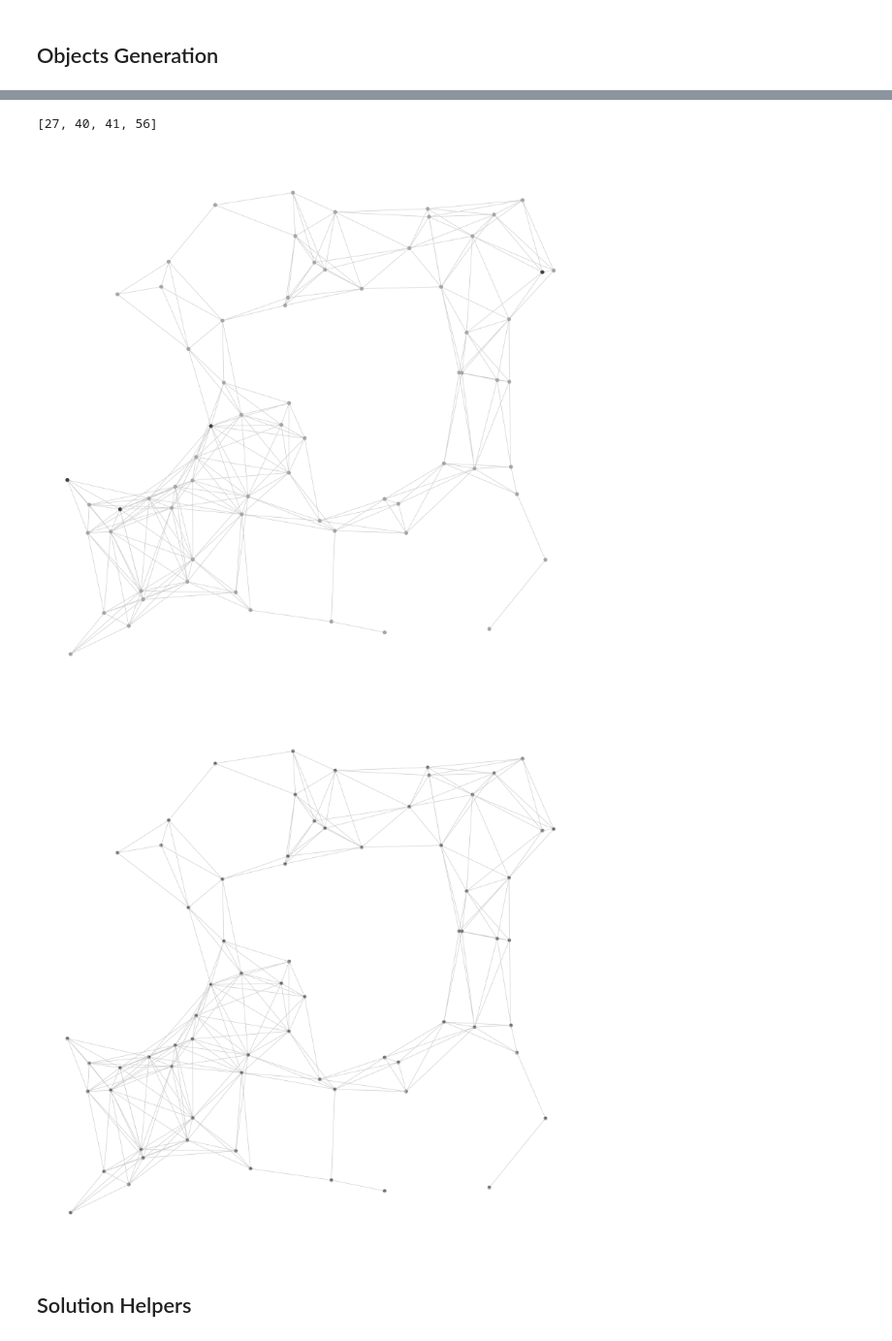
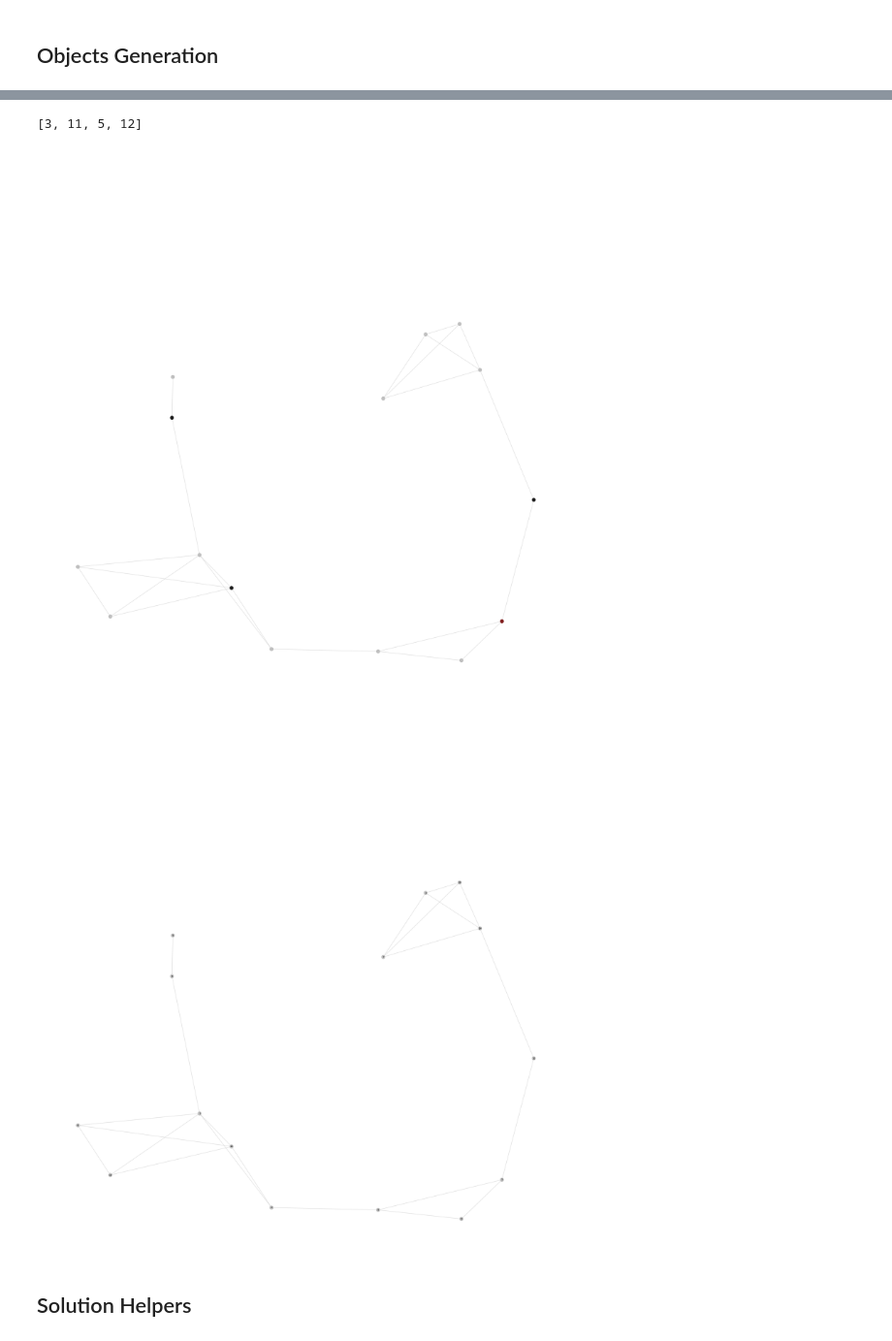
Before and after one commit to WhiteZh/GraphAndMap, a Jupyter notebook: The Train Problem.ipynb, the cells around one changed output, grey strips where cells are left out. Shown: that part at 97% size. Saved outputs shown, nothing was run; the diff lists cells and outputs as text; code cells hidden in the pictures.

Commit message:
Updated `show_graph`

```diff
--- a/The Train Problem.ipynb
+++ b/The Train Problem.ipynb
@@ -53,18 +53,25 @@ def show_graph_beautiful(G, size: int = 20):
     plt.show()
 # %%
 # define graph representation function
-def show_graph(G: nx.Graph, with_weight = False, with_name = False, size: int = 20, highlight_nodes: list = [], highlight_edges: list[tuple[int]] = []):
+def show_graph(G: nx.Graph, with_weight = False, with_name = False, size: int = 20,
+               highlight_nodes: list[tuple[list[int], tuple[float, float, float, float]]] = None,
+               highlight_edges: list[tuple[list[tuple[int, int]], tuple[float, float, float, float]]] = None):
+    highlight_nodes = highlight_nodes or {}
+    highlight_edges = highlight_edges or {}
+
     pos = nx.get_node_attributes(G, "pos")
     plt.figure(figsize=(size, size))
     edge_color = []
     for each in G.edges:
-        if each in highlight_edges or (each[1], each[0]) in highlight_edges:
-            edge_color.append((.25, .25, .25, .6))
-        else:
+        b = len(edge_color)
+        for key, value in highlight_edges:
+            if each in key or (each[1], each[0]) in key:
+                edge_color.append(value)
+                break
+        if b == len(edge_color):
             edge_color.append((.8, .8, .8, .6))
     nx.draw_networkx_edges(G,
                            pos,
-                           alpha=1,
                            edge_color=edge_color
     )
     if with_weight:
@@ -76,18 +83,18 @@ def show_graph(G: nx.Graph, with_weight = False, with_name = False, size: int =
         )
     node_color = []
     for each in G.nodes:
-        if each in highlight_nodes:
-            node_color.append(20)
-        else:
-            node_color.append(55)
+        b = len(node_color)
+        for key, value in highlight_nodes:
+            if each in key:
+                node_color.append(value)
+                break
+        if b == len(node_color):
+            node_color.append((.75, .75, .75, 1))
     nx.draw_networkx_nodes(
         G,
         pos,
         node_size=50,
-        node_color=node_color,
-        vmin=0,
-        vmax=100,
-        cmap=plt.cm.Greys_r
+        node_color=node_color
     )
     if with_name:
         nx.draw_networkx_labels(
@@ -137,7 +144,7 @@ random_seed = 20070129
 # create graph G
 # Use seed when creating the graph for reproducibility
 random.seed(random_seed)
-G: nx.Graph = nx.random_geometric_graph(random.randrange(15, 200), .2, seed=random_seed)
+G: nx.Graph = G_small_harbour
 # G: nx.Graph = nx.complete_graph(10)
 # pos = nx.circular_layout(G, center=(0.5, 0.5), scale=0.5)
 # for i in G.nodes:
@@ -172,15 +179,15 @@ V_S: list[int] = random.sample(k=n_V_S, population=range(0, G.number_of_nodes())
 # check V_S
 print(V_S)
 # %% [output]
-[27, 40, 41, 56]
+[3, 11, 5, 12]
 # %%
 # check the graph again with additional information
-show_graph(G, size=20, with_name=False, with_weight=False, highlight_nodes=V_S)
+show_graph(G, size=20, with_name=False, with_weight=False, highlight_nodes=[([V_S[0]], (.5, .11, .11, 1)), (V_S[1:], (.11, .11, .11, 1))])
 show_graph(G, size=20, with_name=True, with_weight=False)
 # show_graph(G, size=12, with_name=True, with_weight=True, highlight_nodes=V_S)
 # %% [output]
-[figure, old version]
+[figure, new version]
-[figure, old version]
+[figure, new version]
 # %% [markdown]
 ## Solution Helpers
 # %%
```
Also changed, not shown: parts of 5 cells of this notebook, 1 other file.
